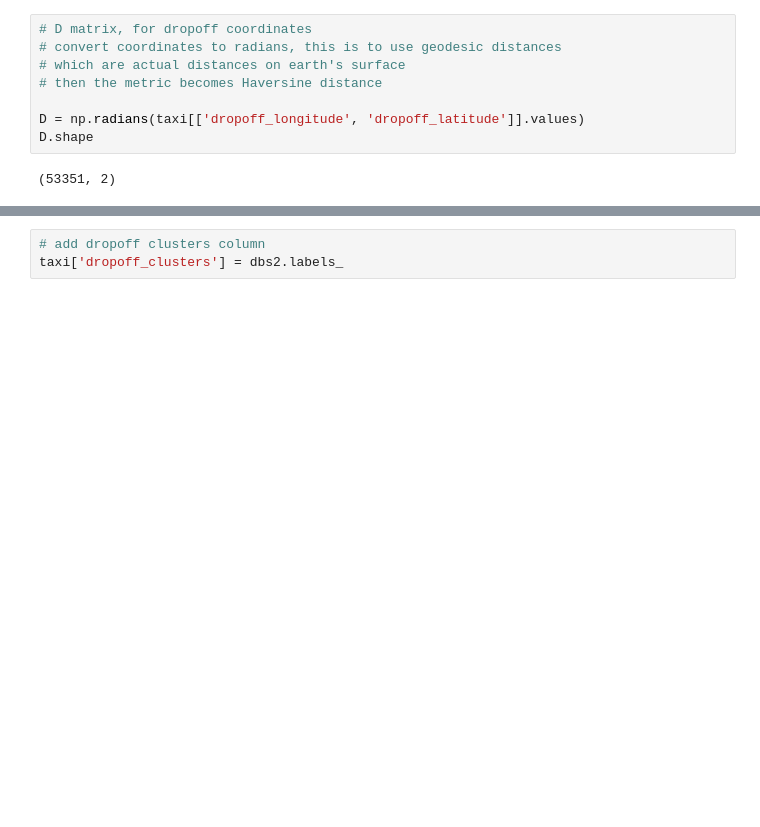
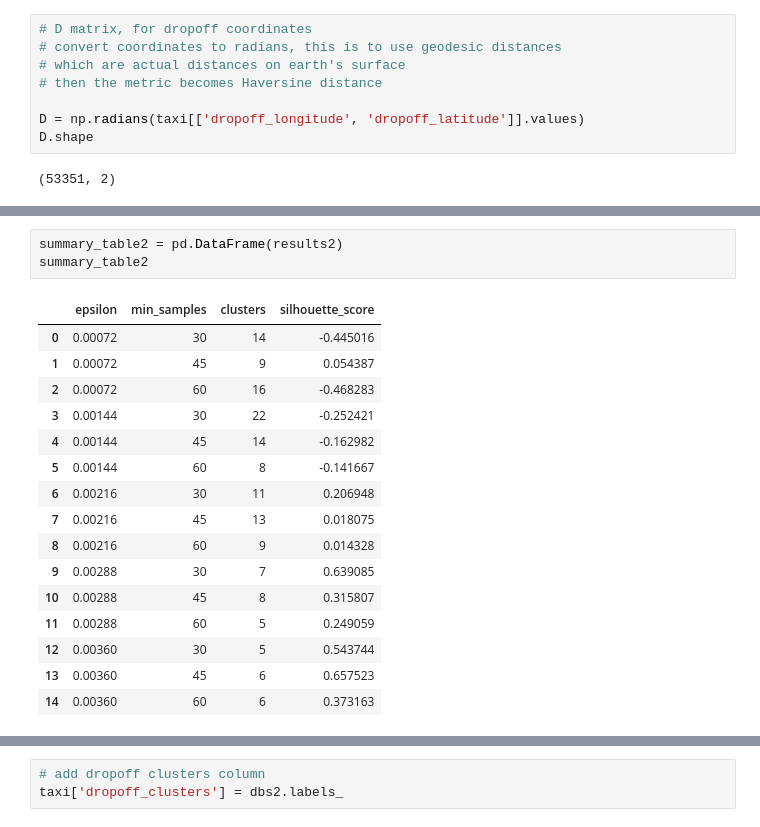
Before and after one commit to luis-ulloa/Ride_BigApple, a Jupyter notebook: code/03_Pre-Processing_and_Modeling.ipynb, the cells around one changed output, grey strips where cells are left out. Saved outputs shown, nothing was run; the diff lists cells and outputs as text; blank space fills up the shorter version.

```diff
--- a/code/03_Pre-Processing_and_Modeling.ipynb
+++ b/code/03_Pre-Processing_and_Modeling.ipynb
@@ -354,0 +398,20 @@ D.shape
+# %%
+summary_table2 = pd.DataFrame(results2)
+summary_table2
+# %% [output]
+|  | epsilon | min_samples | clusters | silhouette_score |
+| 0 | 0.00072 | 30 | 14 | -0.445016 |
+| 1 | 0.00072 | 45 | 9 | 0.054387 |
+| 2 | 0.00072 | 60 | 16 | -0.468283 |
+| 3 | 0.00144 | 30 | 22 | -0.252421 |
+| 4 | 0.00144 | 45 | 14 | -0.162982 |
+| 5 | 0.00144 | 60 | 8 | -0.141667 |
+| 6 | 0.00216 | 30 | 11 | 0.206948 |
+| 7 | 0.00216 | 45 | 13 | 0.018075 |
+| 8 | 0.00216 | 60 | 9 | 0.014328 |
+| 9 | 0.00288 | 30 | 7 | 0.639085 |
+| 10 | 0.00288 | 45 | 8 | 0.315807 |
+| 11 | 0.00288 | 60 | 5 | 0.249059 |
+| 12 | 0.00360 | 30 | 5 | 0.543744 |
+| 13 | 0.00360 | 45 | 6 | 0.657523 |
+| 14 | 0.00360 | 60 | 6 | 0.373163 |
```
Also changed, not shown: parts of 73 cells of this notebook.
